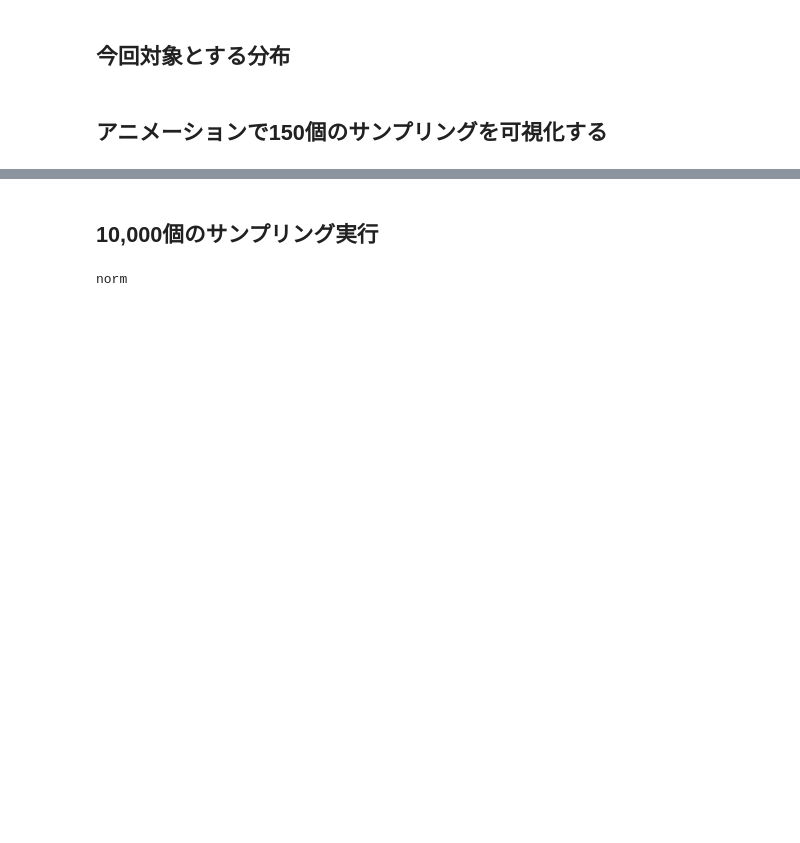
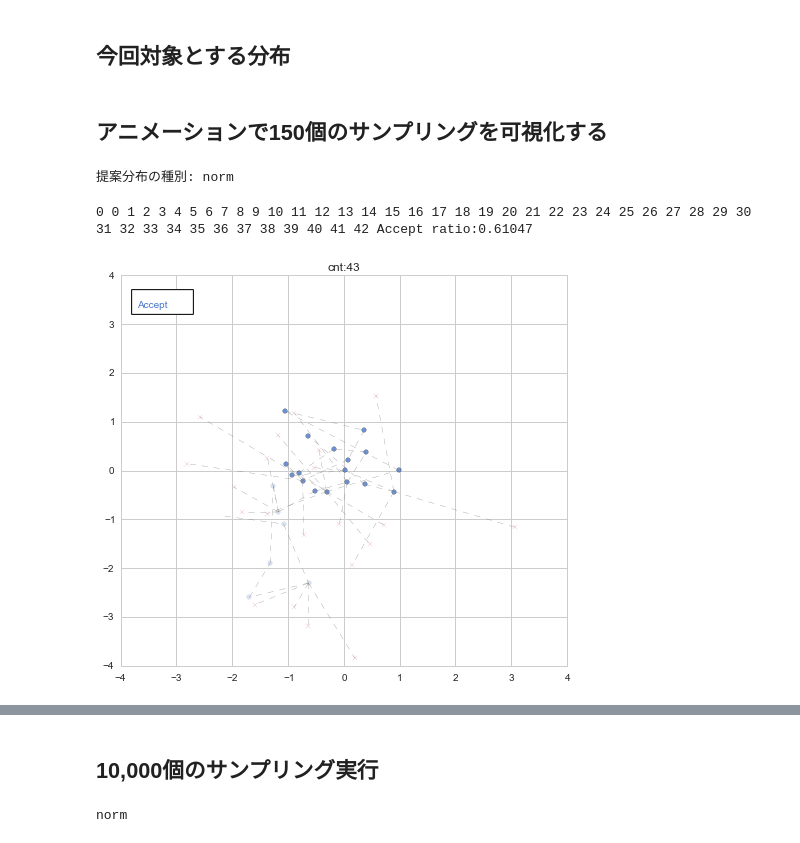
Before and after one commit to matsuken92/Qiita_Contents, a Jupyter notebook: Bayes_chap_04/metropolis-multi-normal.ipynb, the cells around one changed output, grey strips where cells are left out. Saved outputs shown, nothing was run; the diff lists cells and outputs as text; code cells hidden in the pictures; blank space fills up the shorter version.

```diff
--- a/Bayes_chap_04/metropolis-multi-normal.ipynb
+++ b/Bayes_chap_04/metropolis-multi-normal.ipynb
@@ -21,3 +20,22 @@ def P(x1, x2, b):
     return np.exp(-0.5*(x1**2 - 2*b*x1*x2 + x2**2))
 # %% [markdown]
 ## アニメーションで150個のサンプリングを可視化する
+# %%
+# parameters
+b = 0.5            # 対象分布の共分散
+delta = 1          # 提案分布の標準偏差
+dist_type = "norm" # 提案分布の種別("norm" or "unif")
+print "提案分布の種別:", dist_type
+
+num_frame = 150.   # アニメーションのトータルフレーム数
+
+# サンプリング結果を格納するリスト
+sample = []
+# 1:accept, 0:rejectを格納するリスト
+acc_rej = []
+
+# 初期位置の設定とサンプリング結果リストへの格納
+current = (3, 3)
+sample.append(current)
+# %% [output]
+提案分布の種別: norm
@@ -23,0 +106,9 @@ def P(x1, x2, b):
+# %%
+fig = plt.figure(figsize=(8,7))
+anim = ani.FuncAnimation(fig, animate, frames=int(num_frame), blit=True)
+anim.save('metropolis_norm.gif', writer='imagemagick', fps=3, dpi=96)
+
+print "Accept ratio:{0:.5f}".format(np.mean(acc_rej))
+# %% [output]
+0 0 1 2 3 4 5 6 7 8 9 10 11 12 13 14 15 16 17 18 19 20 21 22 23 24 25 26 27 28 29 30 31 32 33 34 35 36 37 38 39 40 41 42 Accept ratio:0.61047
+[figure, added]
```
Also changed, not shown: parts of 11 cells of this notebook.
